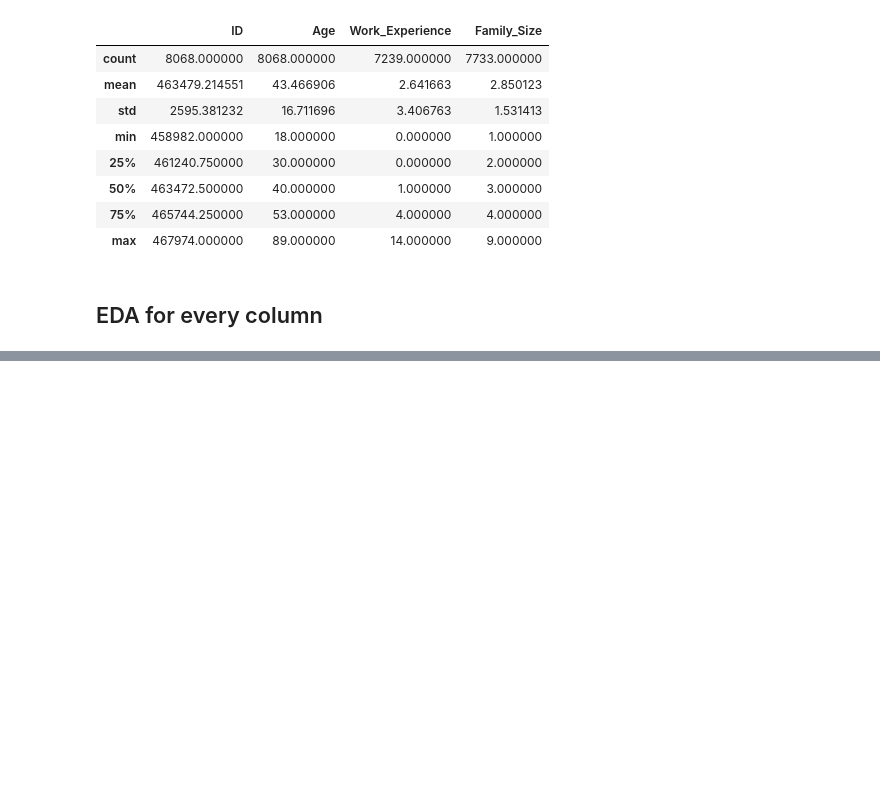
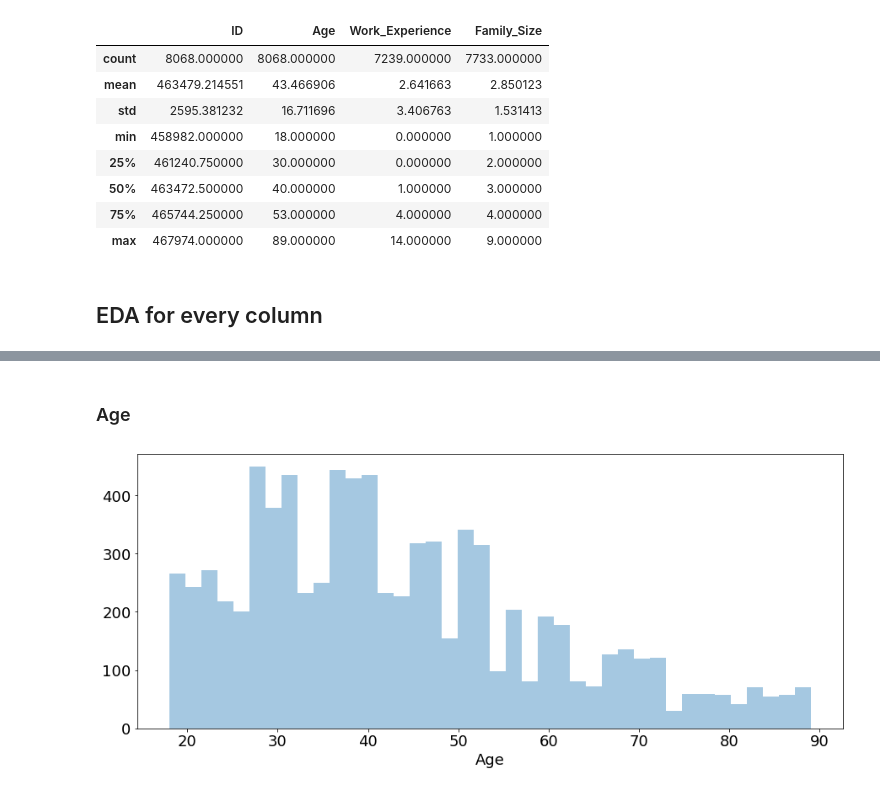
Before and after one commit to Yoyoyamato/customer-segmentation-classification, a Jupyter notebook: EDA.ipynb, the cells around one changed output, grey strips where cells are left out. Drawn from its saved outputs; the diff is of its cells as text; code cells hidden in the pictures; blank space fills up the shorter version.

```diff
--- a/EDA.ipynb
+++ b/EDA.ipynb
@@ -51,0 +68,7 @@ df.describe()
+# %% [markdown]
+### Age
+# %%
+sns.distplot(df['Age'],bins=40, kde=False)
+plt.show()
+# %% [output]
+[figure, added]
```
Also changed, not shown: parts of 18 cells of this notebook.
